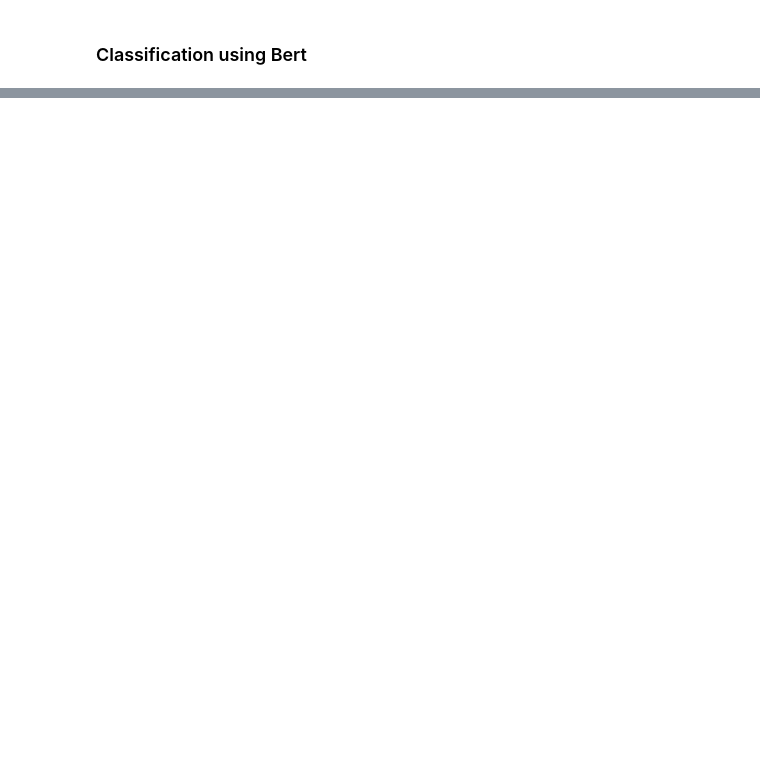
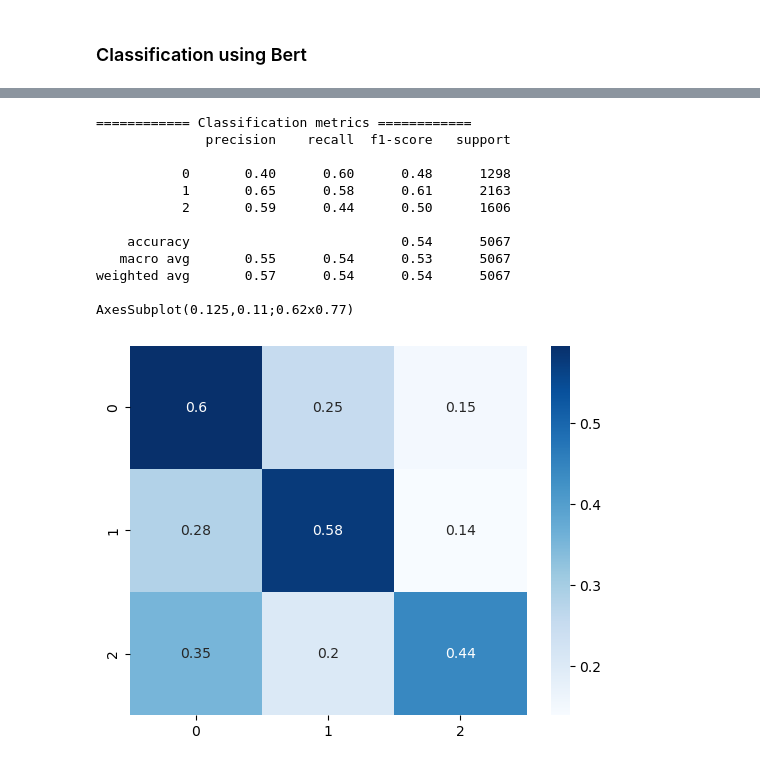
Before and after one commit to M-Heidari2000/DeepLearning_Project_2022, a Jupyter notebook: Phase2.ipynb, the cells around one changed output, grey strips where cells are left out. Cells and saved outputs as stored; diff of their text form; code cells hidden in the pictures; blank space fills up the shorter version.

```diff
--- a/Phase2.ipynb
+++ b/Phase2.ipynb
@@ -306,0 +400,12 @@ from transformers import BertForSequenceClassification
+# %%
+train_data.transform = lambda text: tokenizer(text, padding='max_length', max_length=25, truncation=True, return_tensors='pt')
+test_data.transform = lambda text: tokenizer(text, padding='max_length', max_length=25, truncation=True, return_tensors='pt')
+# %%
+learning_rate = 3e-5
+batch_size = 16
+epochs = 3
+# %%
+loss_fn = nn.CrossEntropyLoss()
+optimizer = torch.optim.AdamW(bert_model.parameters(), lr=learning_rate, eps=1e-8)
+train_dataloader = DataLoader(train_data, batch_size=batch_size, shuffle=True)
+test_dataloader = DataLoader(test_data, batch_size=batch_size, shuffle=False)
@@ -306,0 +464,6 @@ from transformers import BertForSequenceClassification
+# %%
+for epoch in range(1, epochs+1):
+    print(f"Epoch {epoch}\n-------------------------------")
+    train_loop(train_dataloader, bert_model, loss_fn, optimizer)
+    test_loop(test_dataloader, bert_model, loss_fn)
+    print()
@@ -306,0 +490,38 @@ from transformers import BertForSequenceClassification
+# %%
+g_truth = None
+pred = None
+with torch.no_grad():
+    for batch_num, (X, y) in enumerate(test_dataloader):
+        y = y.to(device)
+        mask = X['attention_mask'].to(device)
+        input_id = X['input_ids'].squeeze(1).to(device)
+        output = bert_model(
+            input_ids=input_id,
+            attention_mask=mask,
+            labels=y)
+        logits = output.logits
+        if pred is None:
+            pred = logits.argmax(dim=1).reshape((-1, ))
+            g_truth = y
+        else:
+            pred = torch.cat((pred, logits.argmax(dim=1).reshape((-1, ))))
+            g_truth = torch.cat((g_truth, y))
+
+
+print('============ Classification metrics ============')
+print(classification_report(g_truth.cpu(), pred.cpu()))
+print(sns.heatmap(confusion_matrix(g_truth.cpu(), pred.cpu(),  normalize='true'), annot=True, cmap='Blues'))
+# %% [output]
+============ Classification metrics ============
+              precision    recall  f1-score   support
+
+           0       0.40      0.60      0.48      1298
+           1       0.65      0.58      0.61      2163
+           2       0.59      0.44      0.50      1606
+
+    accuracy                           0.54      5067
+   macro avg       0.55      0.54      0.53      5067
+weighted avg       0.57      0.54      0.54      5067
+
+AxesSubplot(0.125,0.11;0.62x0.77)
+[figure, added]
```
Also changed, not shown: parts of 17 cells of this notebook, 1 other file.
